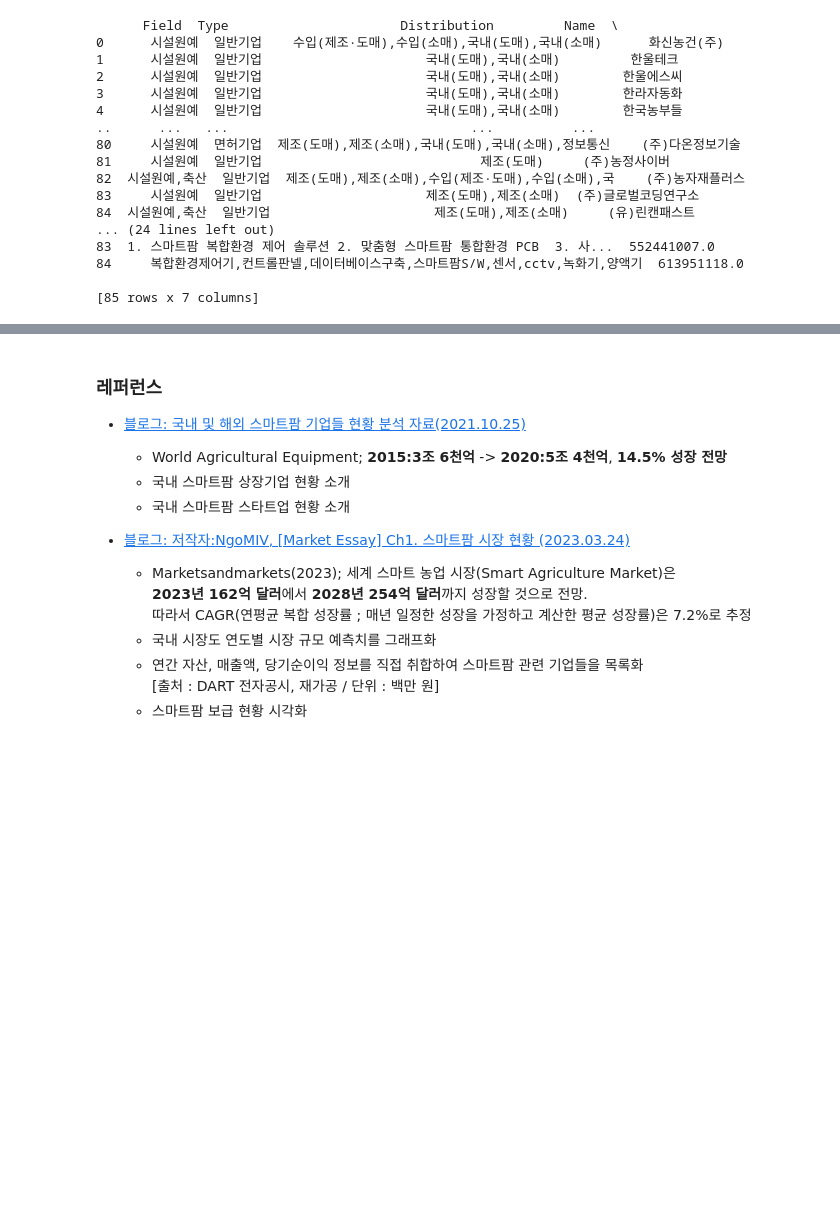
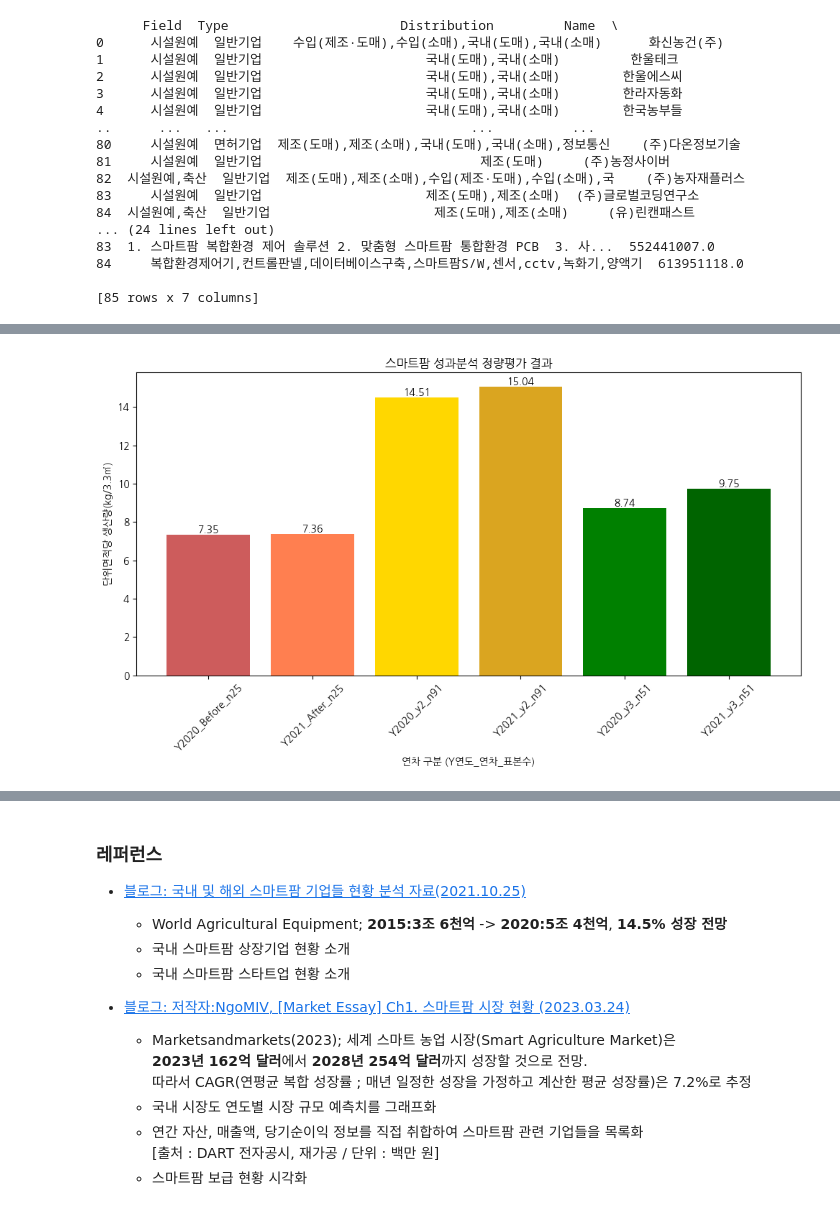
Before and after one commit to HeegonChae/Addindeu_EDA_Project, a Jupyter notebook: smartfarm_market_search.ipynb, the cells around one changed output, grey strips where cells are left out. Saved outputs shown, nothing was run; the diff lists cells and outputs as text; code cells hidden in the pictures; blank space fills up the shorter version.

Commit message:
feat : code : graph
Add graph which indicates annual smart farm productivity

```diff
--- a/smartfarm_market_search.ipynb
+++ b/smartfarm_market_search.ipynb
@@ -391,0 +388,3 @@ engine.dispose()
+# %%
+productivity = pd.read_excel('../data/SmartFarmProductivity.xlsx')
+productivity
@@ -391,0 +402,24 @@ engine.dispose()
+# %%
+# productivity 데이터프레임에서 필요한 열 선택
+years = ['Y2020_Before_n25', 'Y2021_After_n25', 'Y2020_y2_n91', 'Y2021_y2_n91', 'Y2020_y3_n51', 'Y2021_y3_n51']
+values = productivity.loc[0, years]
+
+# 막대 그래프 생성
+plt.figure(figsize=(10, 6))
+plt.bar(years, values, color=['indianred', 'coral', 'gold', 'goldenrod', 'green', 'darkgreen'])
+
+# 그래프 제목 및 축 레이블 설정
+plt.title('스마트팜 성과분석 정량평가 결과')
+plt.xlabel('연차 구분 (Y연도_연차_표본수)')
+plt.ylabel('단위면적당 생산량(kg/3.3㎡)')
+
+# 그래프에 값 표시
+for i, value in enumerate(values):
+    plt.text(i, value, str(value), ha='center', va='bottom')
+
+# 그래프 보여주기
+plt.xticks(rotation=45)
+plt.tight_layout()
+plt.show()
+# %% [output]
+[figure, added]
```
Also changed, not shown: parts of 11 cells of this notebook.
